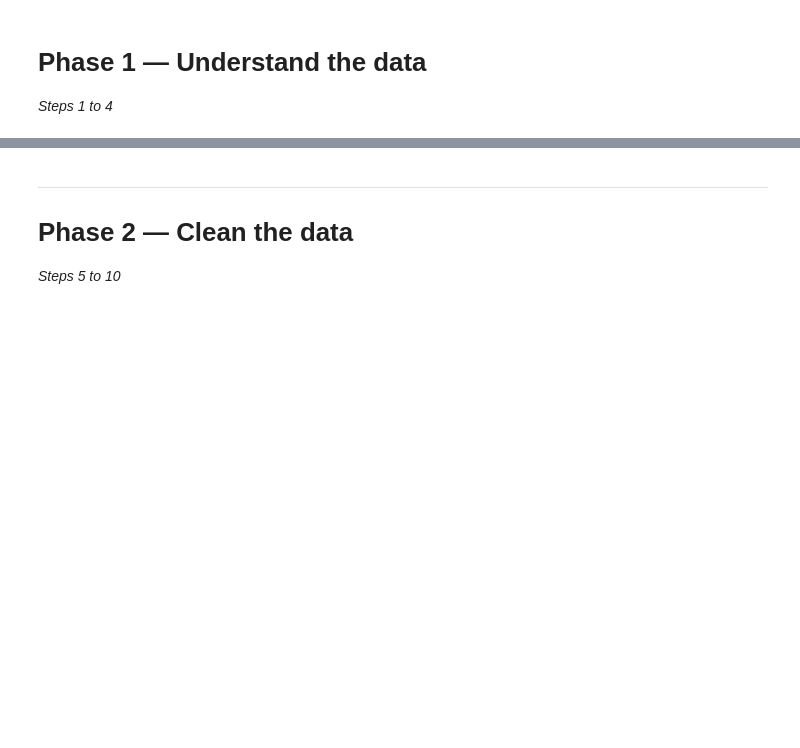
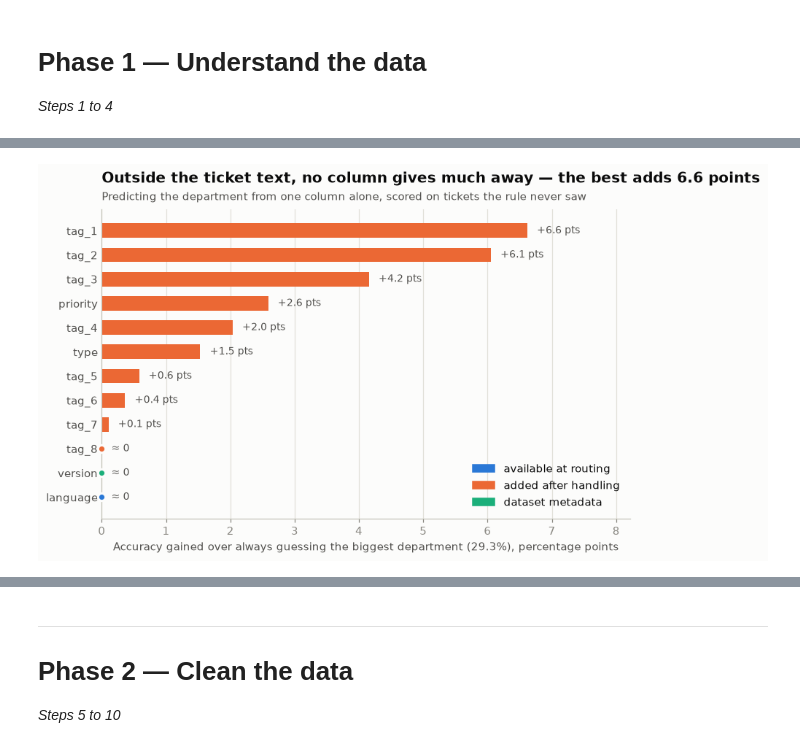
Before and after one commit to karthikiyer365/Live, a Jupyter notebook: topic-classification/department_classifier_pipeline.ipynb, the cells around one changed output, grey strips where cells are left out. Saved outputs shown, nothing was run; the diff lists cells and outputs as text; code cells hidden in the pictures; blank space fills up the shorter version.

```diff
--- a/topic-classification/department_classifier_pipeline.ipynb
+++ b/topic-classification/department_classifier_pipeline.ipynb
@@ -62,0 +126,14 @@ to compare back to after cleaning.
+# %%
+# Step 2 — load CSV into df_raw
+print("CSV files in data/:")
+for f in sorted(DATA_DIR.glob("*.csv")):
+    print(f"  {f.name:50s} {f.stat().st_size / 1e6:6.1f} MB")
+
+DATA_FILE = DATA_DIR / "aa_dataset-tickets-multi-lang-5-2-50-version.csv"
+df_raw = pd.read_csv(DATA_FILE)
+
+assert LABEL in df_raw.columns, f"label column '{LABEL}' missing from {DATA_FILE.name}"
+assert set(TEXT_COLS) <= set(df_raw.columns), f"text columns {TEXT_COLS} missing from {DATA_FILE.name}"
+
+print(f"\nLoaded {DATA_FILE.name}: {df_raw.shape[0]:,} rows × {df_raw.shape[1]} columns")
+df_raw.head(3)
@@ -75,0 +278,40 @@ Surprises are much cheaper to find now than after training a model on them.
+# %%
+# Step 3 (chart 2) — how much would each non-text column give away about the department?
+# Rule: predict the most common department for each value of the column. The rule is learned on one
+# half of the tickets and scored on the other, so columns with hundreds of values can't just memorise.
+from sklearn.model_selection import train_test_split
+
+lookup_cols = [c for c in df_raw.columns if c not in TEXT_COLS + ["answer", LABEL]]
+X_lookup = df_raw[lookup_cols].astype(str).fillna("<missing>")
+X_learn, X_score, y_learn, y_score = train_test_split(
+    X_lookup, df_raw[LABEL], test_size=0.5, random_state=SEED, stratify=df_raw[LABEL]
+)
+fallback = y_learn.mode()[0]
+lookup_floor = (y_score == fallback).mean()
+
+def lookup_accuracy(col):
+    most_common_dept = y_learn.groupby(X_learn[col]).agg(lambda s: s.mode()[0])
+    return (X_score[col].map(most_common_dept).fillna(fallback) == y_score).mean()
+
+lift = pd.Series({c: lookup_accuracy(c) - lookup_floor for c in lookup_cols}).mul(100).sort_values()
+lift_colors = [ROLE_COLORS[COLUMN_ROLES[c][0]] for c in lift.index]
+
+fig, ax = plt.subplots(figsize=(8.5, 5))
+ax.barh(lift.index, lift.values, height=0.6, color=lift_colors)
+for y, (v, color) in enumerate(zip(lift.values, lift_colors)):
+    if v < 0.05:  # a zero-length bar is invisible, so mark it with a dot in its role colour
+        ax.scatter(0, y, s=45, color=color, edgecolor=SURFACE, linewidth=2, zorder=3, clip_on=False)
+    ax.text(max(v, 0) + 0.15, y, f"+{v:.1f} pts" if v >= 0.05 else "≈ 0", va="center", fontsize=9, color=INK_2)
+
+ax.set_xlim(0, lift.max() + 1.6)
+ax.grid(axis="y", visible=False)
+ax.tick_params(axis="y", length=0)
+ax.set_xlabel(f"Accuracy gained over always guessing the biggest department ({lookup_floor:.1%}), percentage points")
+ax.set_title(f"Outside the ticket text, no column gives much away — the best adds {lift.max():.1f} points", pad=24)
+ax.text(0, 1.03, "Predicting the department from one column alone, scored on tickets the rule never saw",
+        transform=ax.transAxes, fontsize=9.5, color=INK_2)
+roles_shown = {COLUMN_ROLES[c][0] for c in lookup_cols}
+ax.legend(handles=[Patch(color=c, label=r) for r, c in ROLE_COLORS.items() if r in roles_shown], loc="lower right")
+plt.show()
+# %% [output]
+[figure, added]
```
Also changed, not shown: parts of 23 cells of this notebook, 2 other files.
